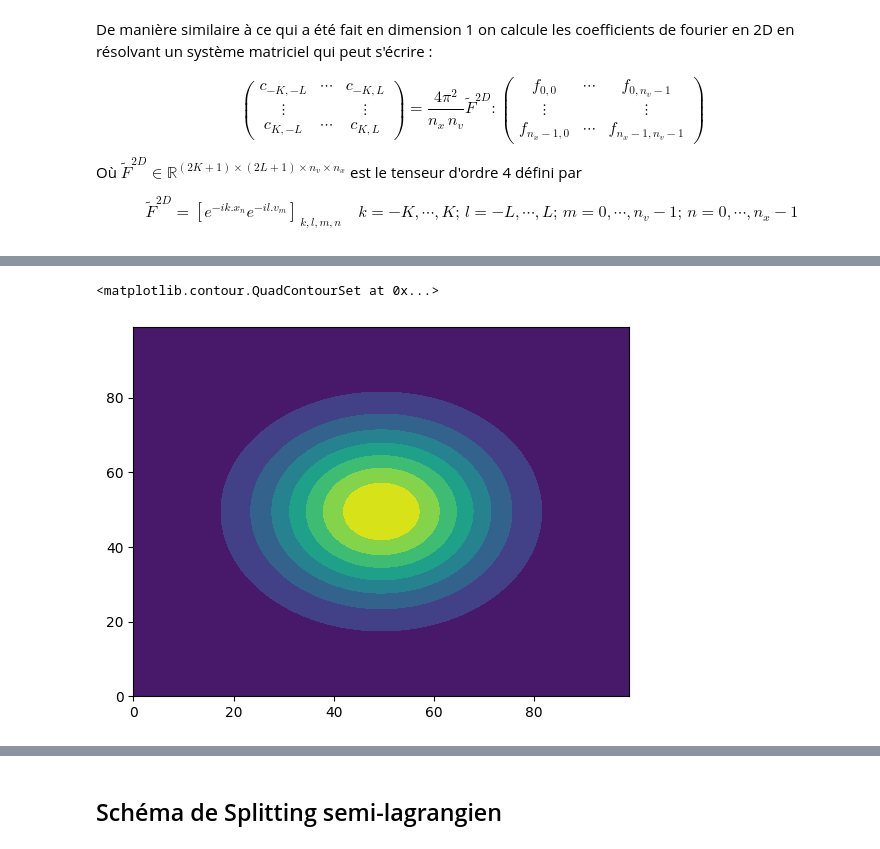
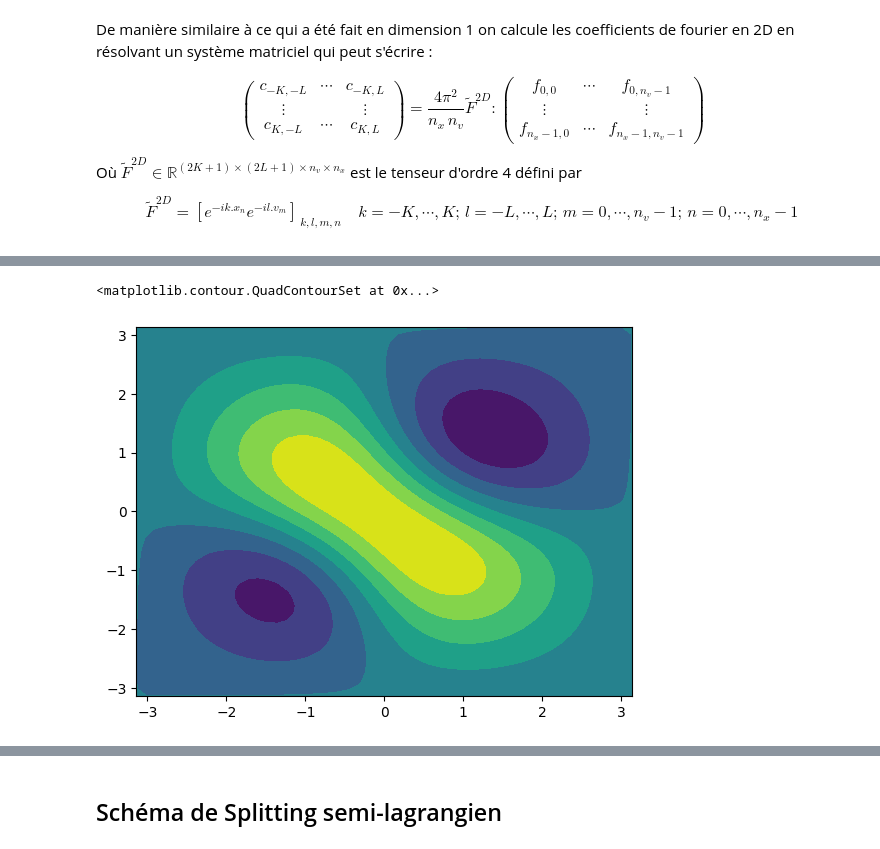
Before and after one commit to chassardmartin/vlasov_bsl, a Jupyter notebook: v1.ipynb, the cells around one changed output, grey strips where cells are left out. Saved outputs shown, nothing was run; the diff lists cells and outputs as text; code cells hidden in the pictures.

Commit message:
producing gifs, cubic spline interpolation code modified in the computation of fourier coefficients

```diff
--- a/v1.ipynb
+++ b/v1.ipynb
@@ -397,0 +397,2 @@ c_fft = np.fft.fft2(f_zero)
+# %%
+c = fourier_coeff_2D(x, v, f_zero)
@@ -397,0 +416,11 @@ c_fft = np.fft.fft2(f_zero)
+# %%
+def fourier_2D_interpolation(x, v, c):
+    nx = len(x); nv = len(v)
+    reconstruction = lambda x : (1/(4*np.pi**2)) * np.sum(
+        [c[k,l] * np.exp(k*1j*x[0]) * np.exp(l*1j*x[1]) for k,l in np.ndindex((nx, nv))]
+    )
+    return reconstruction
+# %%
+
+interpol = fourier_2D_interpolation(x, v, c)
+f_inter = list(map(interpol, it.product(x,v)))
@@ -398,5 +433,8 @@ c_fft = np.fft.fft2(f_zero)
+# %%
+f_inter = np.array(f_inter)
+f_inter.resize((nx, nv))
 # %%
-plt.contourf(f_zero)
+plt.contourf(x, v, f_inter)
 # %% [output]
 <matplotlib.contour.QuadContourSet at 0x...>
-[figure, old version]
+[figure, new version]
```
Also changed, not shown: parts of 62 cells of this notebook, 4 other files.
